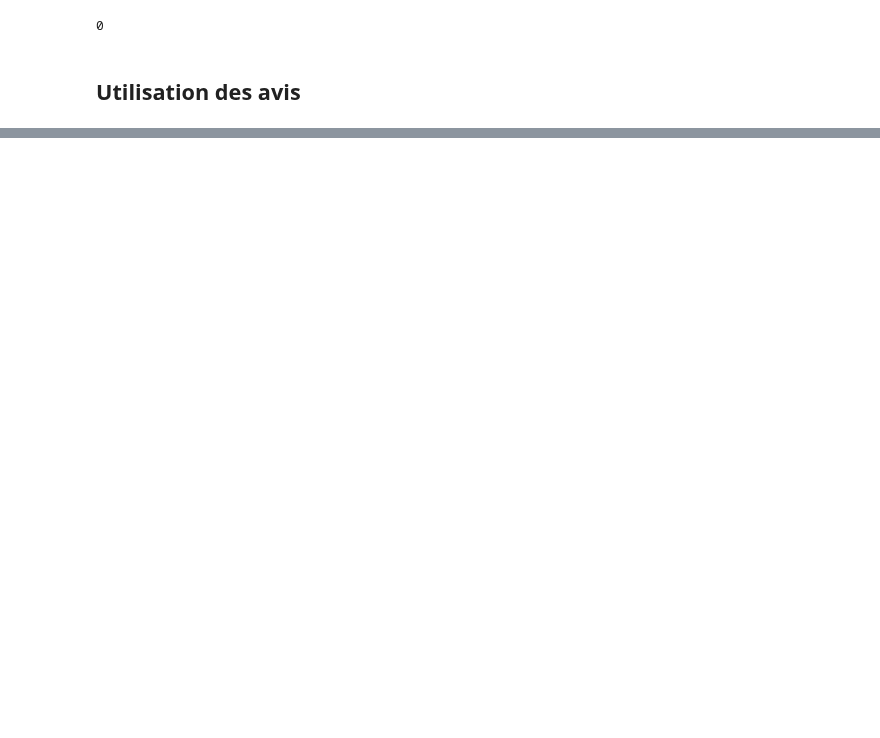
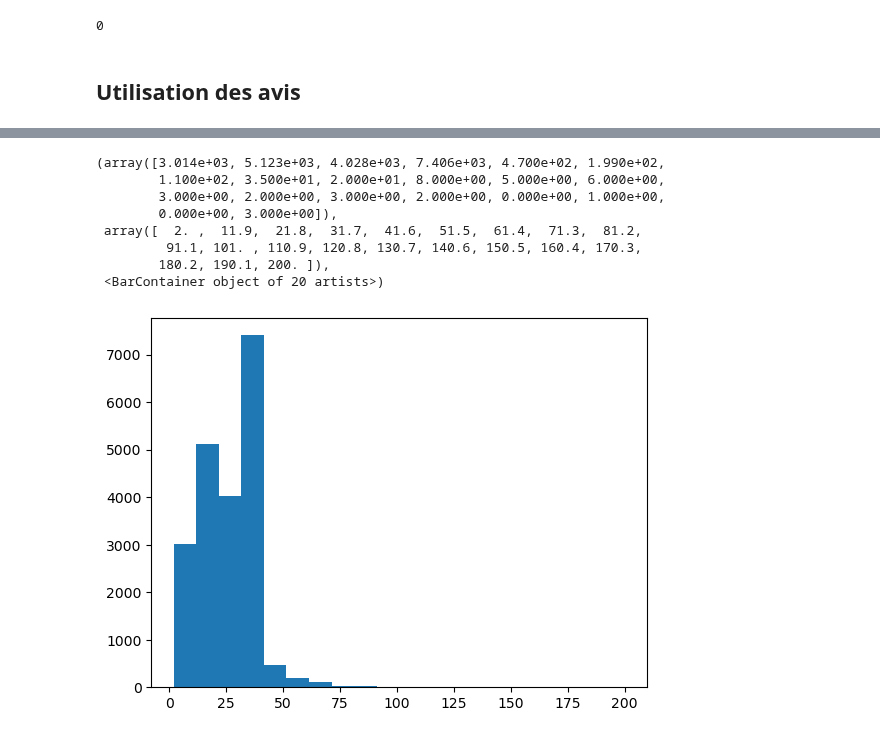
Before and after one commit to InseeFrLab/funathon2023_sujet5, a Jupyter notebook: scraping.ipynb, the cells around one changed output, grey strips where cells are left out. Drawn from its saved outputs; the diff is of its cells as text; code cells hidden in the pictures; blank space fills up the shorter version.

```diff
--- a/scraping.ipynb
+++ b/scraping.ipynb
@@ -254,0 +268,15 @@ plt.show()
+# %%
+df_all_reviews['len_title'] = df_all_reviews['title'].str.len()
+df_all_reviews['len_comment'] = df_all_reviews['comment'].str.len()
+# %%
+plt.hist(df_all_reviews['len_title'], bins=20)
+# %% [output]
+(array([3.014e+03, 5.123e+03, 4.028e+03, 7.406e+03, 4.700e+02, 1.990e+02,
+        1.100e+02, 3.500e+01, 2.000e+01, 8.000e+00, 5.000e+00, 6.000e+00,
+        3.000e+00, 2.000e+00, 3.000e+00, 2.000e+00, 0.000e+00, 1.000e+00,
+        0.000e+00, 3.000e+00]),
+ array([  2. ,  11.9,  21.8,  31.7,  41.6,  51.5,  61.4,  71.3,  81.2,
+         91.1, 101. , 110.9, 120.8, 130.7, 140.6, 150.5, 160.4, 170.3,
+        180.2, 190.1, 200. ]),
+ <BarContainer object of 20 artists>)
+[figure, added]
```
Also changed, not shown: parts of 19 cells of this notebook, 1 other file.
